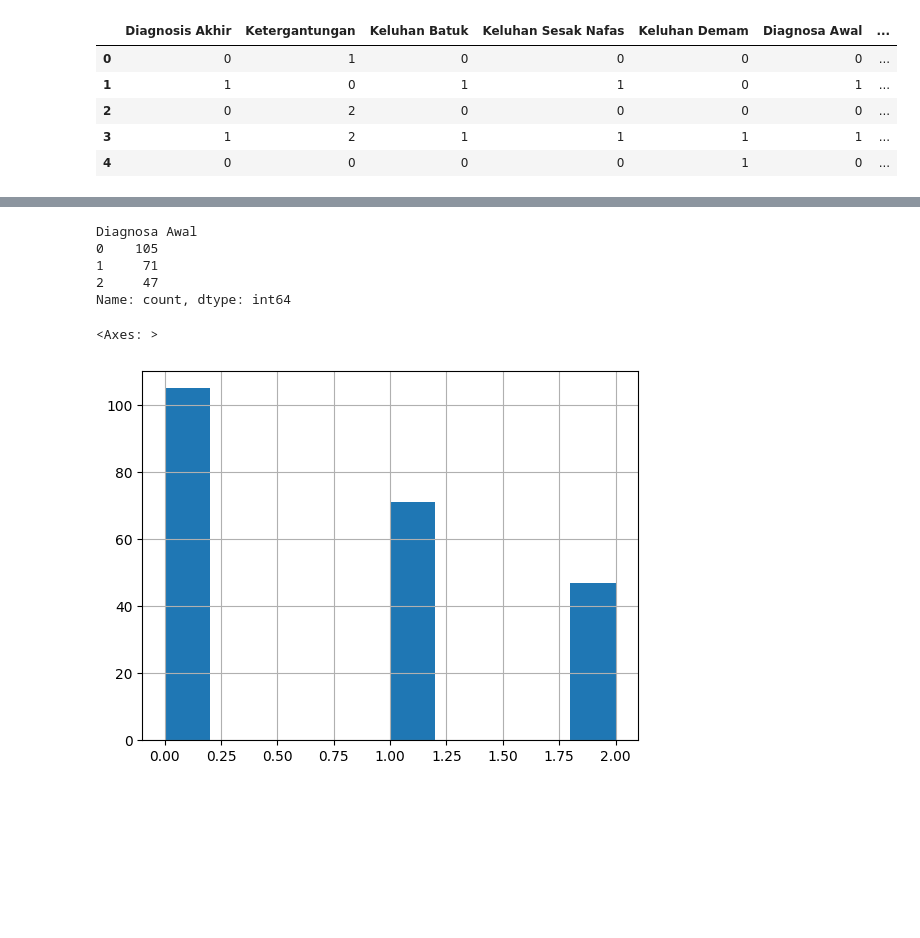
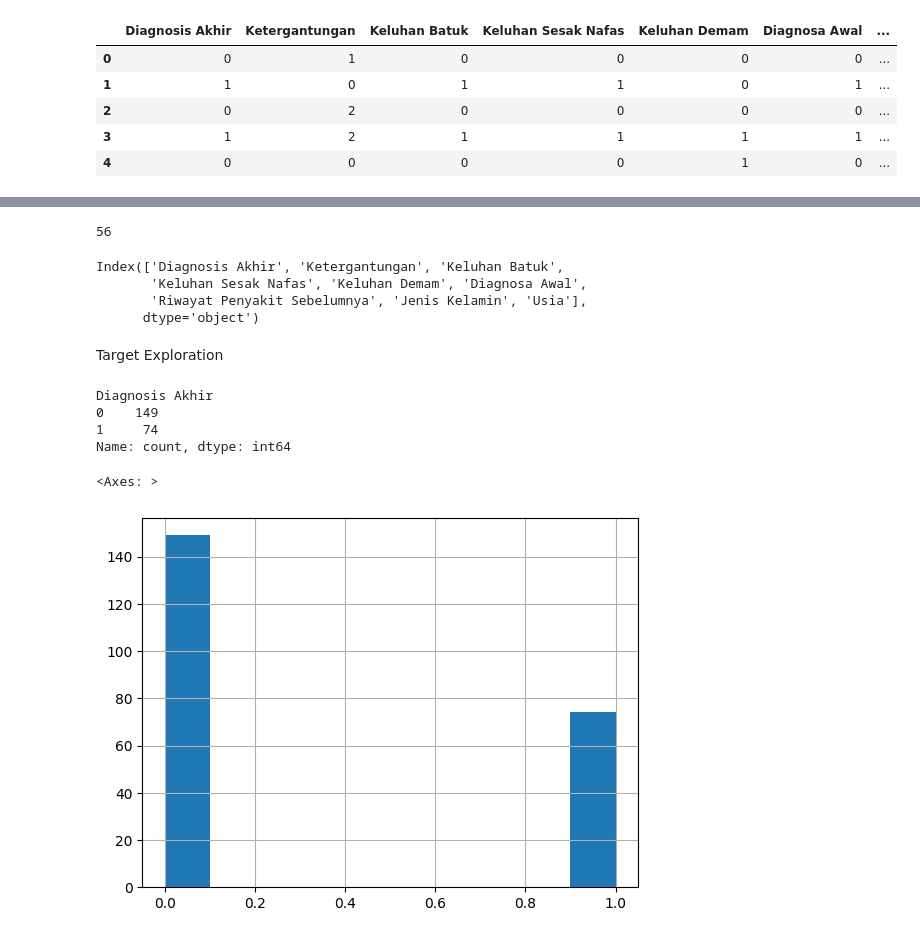
Before and after one commit to Emanxaa/DA_Proj, a Jupyter notebook: Proj1/EDA.ipynb, the cells around one changed output, grey strips where cells are left out. Saved outputs shown, nothing was run; the diff lists cells and outputs as text; code cells hidden in the pictures; blank space fills up the shorter version.

```diff
--- a/Proj1/EDA.ipynb
+++ b/Proj1/EDA.ipynb
@@ -54,14 +90,26 @@ df.duplicated().sum()      # cek duplikasi
+# %%
+df.duplicated().sum()      # cek duplikasi
+# %% [output]
+56
+# %%
+df.columns
+# %% [output]
+Index(['Diagnosis Akhir', 'Ketergantungan', 'Keluhan Batuk',
+       'Keluhan Sesak Nafas', 'Keluhan Demam', 'Diagnosa Awal',
+       'Riwayat Penyakit Sebelumnya', 'Jenis Kelamin', 'Usia'],
+      dtype='object')
+# %% [markdown]
+Target Exploration
 # %%
-df['Diagnosa Awal'].value_counts()
+df['Diagnosis Akhir'].value_counts()  # menghitung jumlah tiap kategori dari target
 # %% [output]
-Diagnosa Awal
-0    105
-1     71
-2     47
+Diagnosis Akhir
+0    149
+1     74
 Name: count, dtype: int64
 # %%
-df['Diagnosa Awal'].hist()
+df['Diagnosis Akhir'].hist()  # visualisasi distribusi kategori target
 # %% [output]
 <Axes: >
-[figure, old version]
+[figure, new version]
 # %%
```
Also changed, not shown: parts of 17 cells of this notebook, 1 other file.
